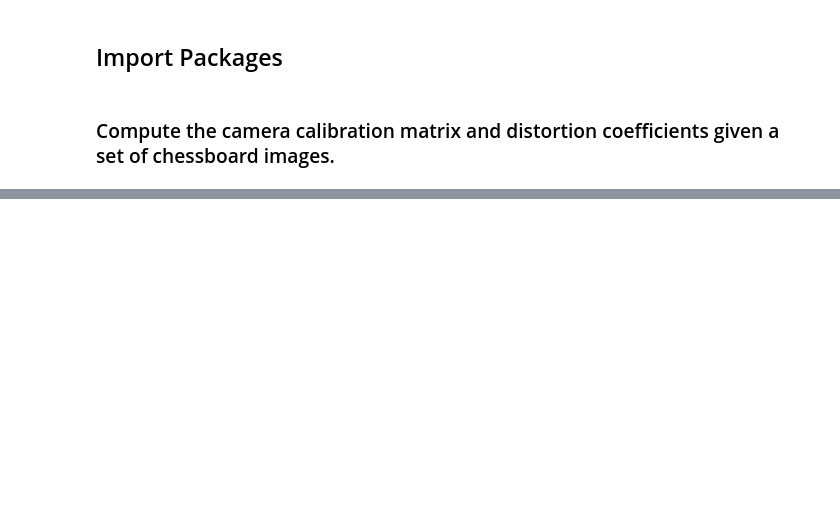
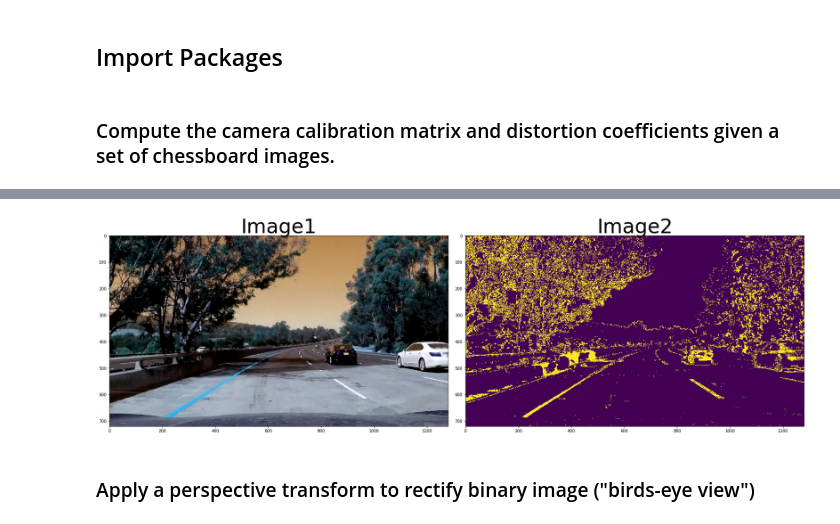
Before and after one commit to VinzenzTrimborn/AdvancedLaneLines, a Jupyter notebook: Advanced Lane Finding.ipynb, the cells around one changed output, grey strips where cells are left out. Cells and saved outputs as stored; diff of their text form; code cells hidden in the pictures; blank space fills up the shorter version.

```diff
--- a/Advanced Lane Finding.ipynb
+++ b/Advanced Lane Finding.ipynb
@@ -54,0 +117,32 @@ def image_undistort(img, objpoints, imgpoints):
+# %%
+def pipeline(image, s_thresh=(170, 255), sx_thresh=(20, 100)):
+    img = np.copy(image)
+    hls = cv2.cvtColor(img, cv2.COLOR_BGR2HLS)
+    #TODO: How could the l channel be usefull? Should I use it for the x gradient?
+    l_channel = hls[:,:,1]
+    s_channel = hls[:,:,2]
+
+    # TODO: I can optimize my thershold with the functions above
+    # Threshold color channel
+    s_binary = np.zeros_like(s_channel)
+    s_binary[(s_channel >= s_thresh[0]) & (s_channel <= s_thresh[1])] = 1
+    combined_binary = np.zeros_like(s_channel)
+    gradx=abs_sobel_thresh(img, orient='x', sobel_kernel=3, thresh=(20, 100))
+    grady=abs_sobel_thresh(img, orient='y', sobel_kernel=3, thresh=(20, 100))
+    mag_binary=mag_thresh(img, sobel_kernel=3, mag_thresh=(30, 100))
+    dir_binary=dir_threshold(img, sobel_kernel=3, thresh=(0.7, 1.3))
+    combined_binary[((gradx == 1) & (grady == 1)) | ((mag_binary == 1) & (dir_binary == 1)) | (s_binary == 1)] = 1
+
+    # Stack each channel to get a image where I can see the influences of the diffrent masks in green and blue
+    # TODO: Print this to optimize the therholds
+    # color_binary = np.dstack(( np.zeros_like(sxbinary), sxbinary, s_binary)) * 255
+
+    return combined_binary
+# %%
+image=cv2.imread('test_images/test5.jpg')
+edges=pipeline(image, s_thresh=(170, 255), sx_thresh=(20, 100))
+print2images(image,edges)
+# %% [output]
+[figure, added]
+# %% [markdown]
+### Apply a perspective transform to rectify binary image ("birds-eye view")
```
Also changed, not shown: parts of 5 cells of this notebook.
